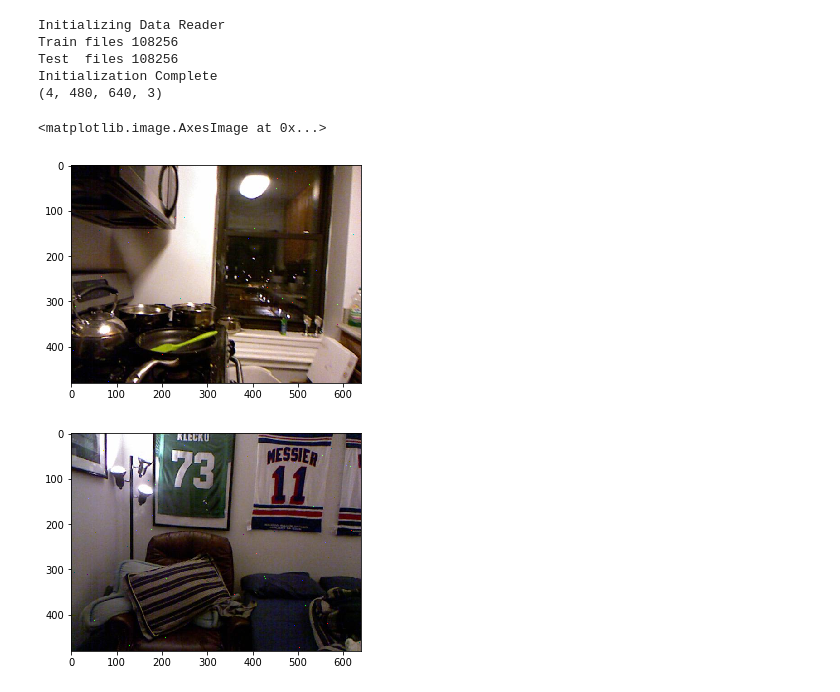
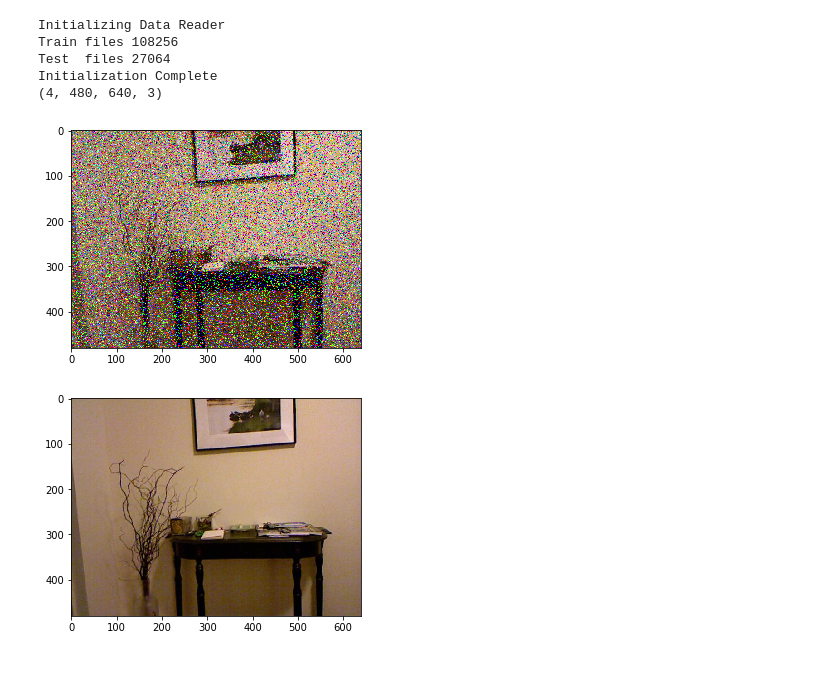
Before and after one commit to kausic94/Hallucination, a Jupyter notebook: src/Dataset.ipynb, the cells around one changed output. Saved outputs shown, nothing was run; the diff lists cells and outputs as text; code cells hidden in the pictures.

Commit message:
Added routines for autoencoder minibatch data fetching for train and test

```diff
--- a/src/Dataset.ipynb
+++ b/src/Dataset.ipynb
@@ -169,24 +202,24 @@ class dataReader():
 # %%
 if __name__ == '__main__':
     data = {"scale":1,"batchSize":4,"train_file" : "/home/kgunase3/data/NYUD/RAW/train.txt",
-            "test_file" : '/home/kgunase3/data/NYUD/RAW/train.txt', "colorSpace":"RGB",
-            "imageWidth" : 640,"imageHeight" :480, "channels":3,"corruptionLevel" : 0.3}
+            "test_file" : '/home/kgunase3/data/NYUD/RAW/test.txt', "colorSpace":"RGB",
+            "imageWidth" : 640,"imageHeight" :480, "channels":3,"corruptionLevel" : 0.25}
     dataObj = dataReader(data)
-    inp,gt = dataObj.nextTrainBatch(corruptionFlag= True)
-    print (gt.shape)
+    inp,gt = dataObj.nextAutoencoderTestBatch(corruptionFlag = True)
+    #inp,gt = dataObj.nextTestBatch(corruptionFlag = True)
+    #inp1,gt1 = dataObj.nextTrainBatch(corruptionFlag= True)
+    print (gt1.shape)
+
+    ind= 0
+    import matplotlib.pyplot as plt
+    plt.imshow(np.uint8(inp[ind]))
+    plt.figure()
+    plt.imshow(np.uint8(gt[ind]))
 # %% [output]
 Initializing Data Reader
 Train files 108256
-Test  files 108256
+Test  files 27064
 Initialization Complete
 (4, 480, 640, 3)
+[figure, added]
+[figure, added]
-# %%
-
-    import matplotlib.pyplot as plt
-    plt.imshow(np.uint8(gt[0]))
-    plt.figure()
-    plt.imshow(np.uint8(gt[1]))
-# %% [output]
-<matplotlib.image.AxesImage at 0x...>
-[figure, removed]
-[figure, removed]
```
Also changed, not shown: parts of 1 cell of this notebook, 1 other file.
